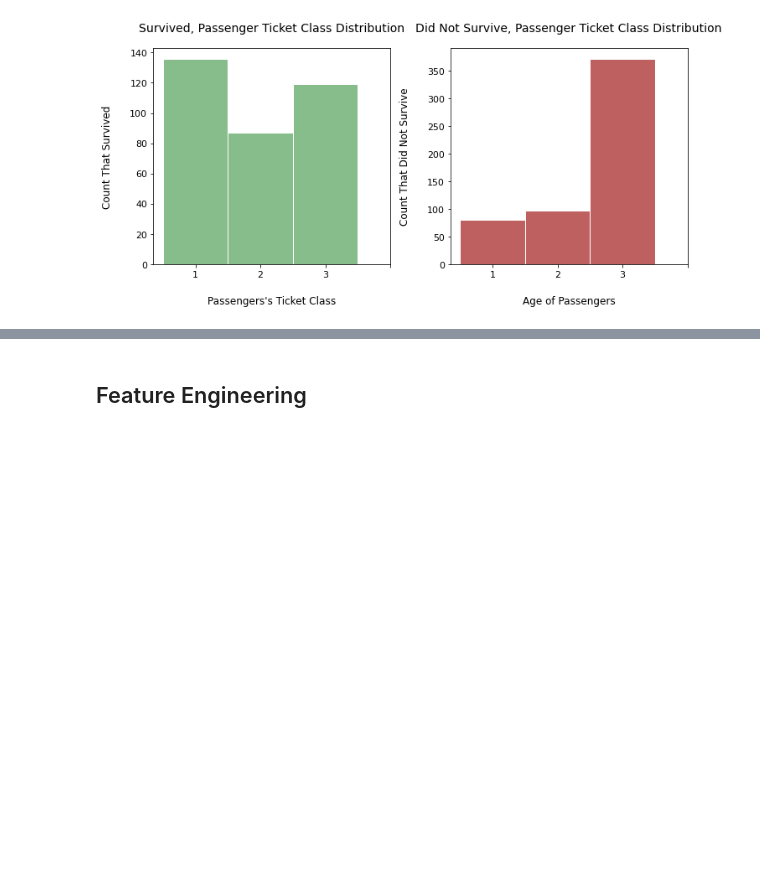
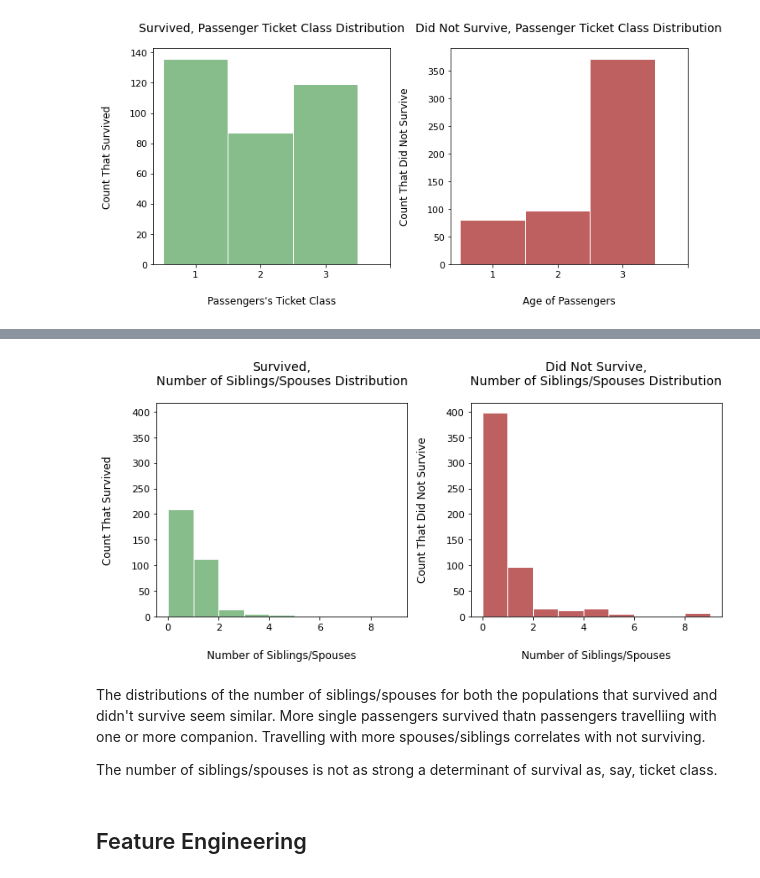
Before and after one commit to pvasudev16/titanic, a Jupyter notebook: titanic.ipynb, the cells around one changed output, grey strips where cells are left out. Drawn from its saved outputs; the diff is of its cells as text; code cells hidden in the pictures; blank space fills up the shorter version.

```diff
--- a/titanic.ipynb
+++ b/titanic.ipynb
@@ -513,3 +554,51 @@ So, this suggests that more died than they did survive. There were a lot of peop
+# %%
+fig, (ax1, ax2) = plt.subplots(1,2)
+fig.set_size_inches(
+    FIG_WIDTH_INCHES * 2,
+    FIG_HEIGHT_INCHES
+)
+
+bin_list = list(np.arange(10))
+plot_histogram(
+    axis=ax1,
+    data_frame=train_data[
+        train_data["Survived"]==1
+    ],
+    data_column_string="SibSp",
+    bins_list=bin_list,
+    colour_string=SURVIVED_COLOUR,
+    xlabel_string="Number of Siblings/Spouses",
+    ylabel_string="Count That Survived",
+    title_string="Survived,\nNumber of Siblings/Spouses Distribution",
+    linewidth_num=1,
+)
+
+plot_histogram(
+    axis=ax2,
+    data_frame=train_data[
+        train_data["Survived"]==0
+    ],
+    data_column_string="SibSp",
+    bins_list=bin_list,
+    colour_string=DID_NOT_SURVIVE_COLOUR,
+    xlabel_string="Number of Siblings/Spouses",
+    ylabel_string="Count That Did Not Survive",
+    title_string="Did Not Survive,\nNumber of Siblings/Spouses Distribution",
+    linewidth_num=1,
+)
+
+# Adjust the x-limits on the first plot to match that of the second
+ax1.set_ylim(
+    ax2.get_ylim()
+)
+plt.tight_layout()
+plt.show()
+# %% [output]
+[figure, added]
+# %% [markdown]
+The distributions of the number of siblings/spouses for both the populations that survived and didn't survive seem similar. More single passengers survived thatn passengers travelliing with one or more companion. Travelling with more spouses/siblings correlates with not surviving.
+
+The number of siblings/spouses is not as strong a determinant of survival as, say, ticket class.
 # %% [markdown]
 ## Feature Engineering
 # %% [markdown]
```
Also changed, not shown: parts of 9 cells of this notebook.
